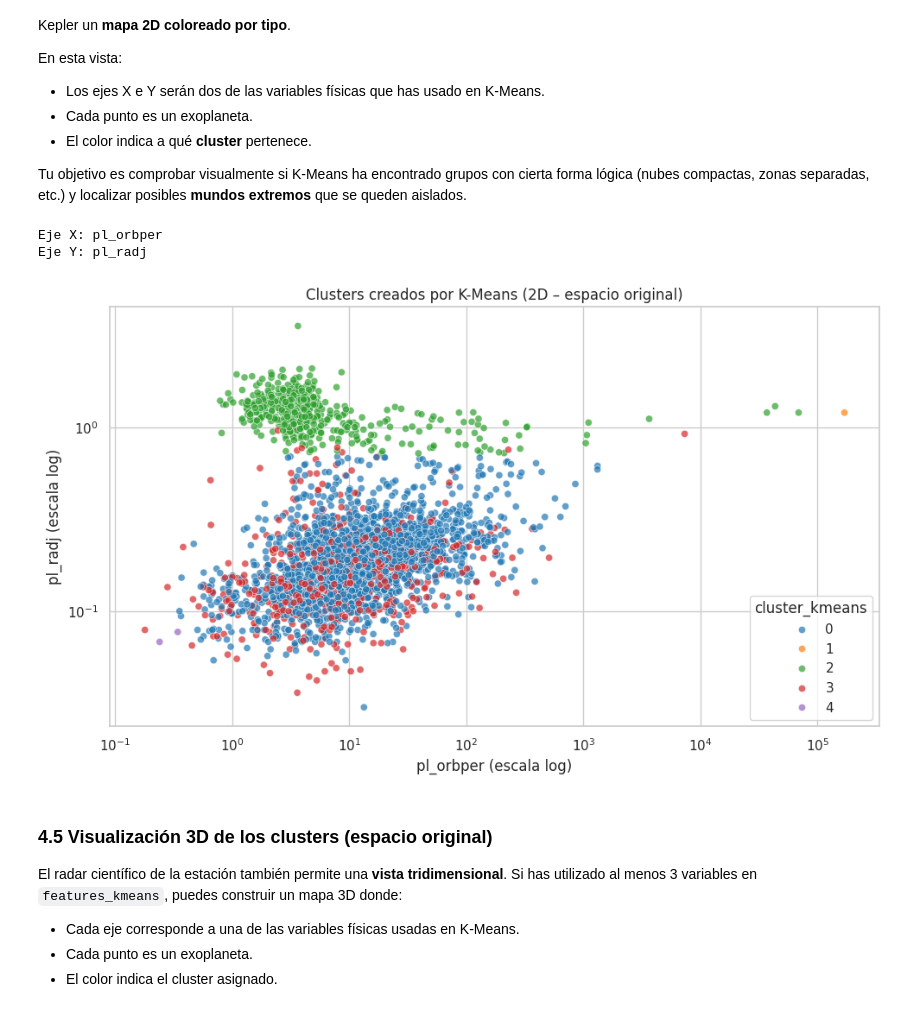
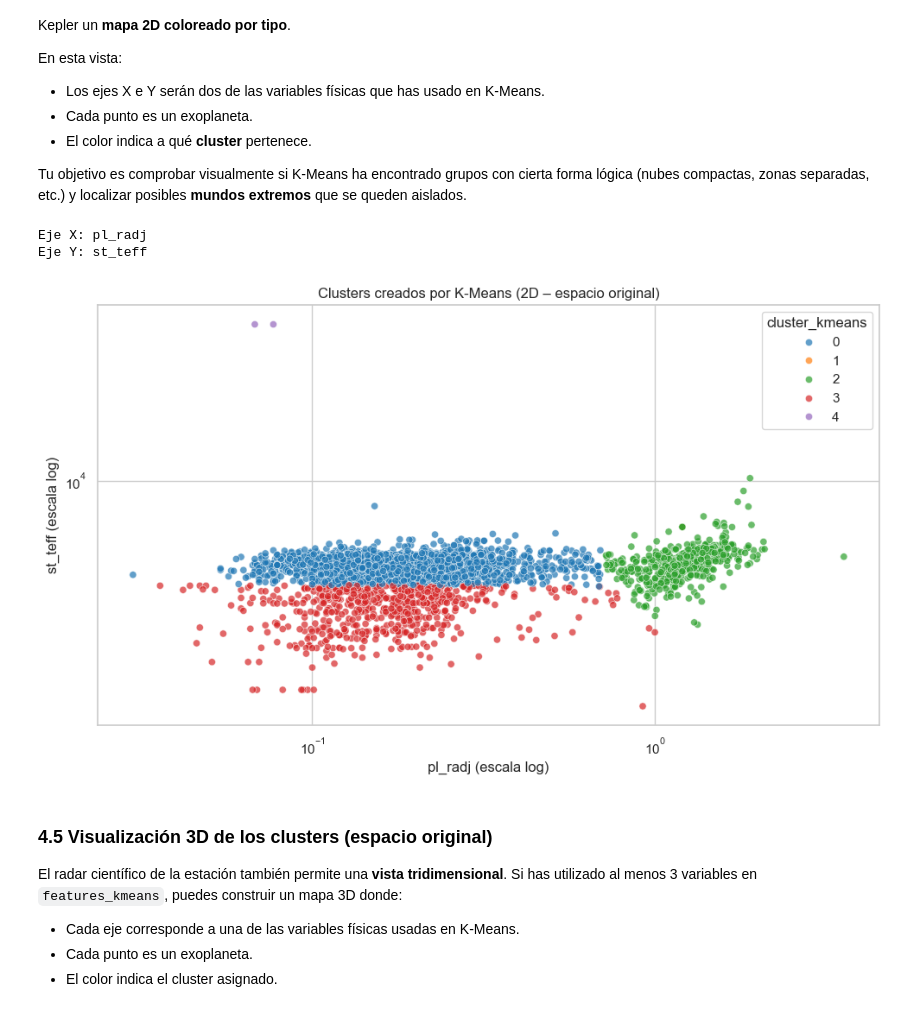
Before and after one commit to j1-dev/SAA, a Jupyter notebook: P4.1/GARCIA_JUAN_exoplanetas.ipynb, the cells around one changed output. Saved outputs shown, nothing was run; the diff lists cells and outputs as text; code cells hidden in the pictures.

```diff
--- a/P4.1/GARCIA_JUAN_exoplanetas.ipynb
+++ b/P4.1/GARCIA_JUAN_exoplanetas.ipynb
@@ -460,43 +450,43 @@ Tu objetivo es comprobar visualmente si K-Means ha encontrado grupos con cierta
 zonas separadas, etc.) y localizar posibles **mundos extremos** que se queden aislados.
 # %%
 # Vista 2D – espacio original (valores sin escalar)
-plot_x = features_kmeans[0]
-plot_y = features_kmeans[1] if len(features_kmeans) > 1 else features_kmeans[0]
+plot_x = features_kmeans[1]
+plot_y = features_kmeans[2] if len(features_kmeans) > 1 else features_kmeans[0]
 
 print("Eje X:", plot_x)
 print("Eje Y:", plot_y)
 
 plt.figure(figsize=(10, 6))
 sns.scatterplot(
     data=df_km,
     x=plot_x,
     y=plot_y,
     hue="cluster_kmeans",
     palette="tab10",
     s=35,
     alpha=0.7
 )
 
 # Escalas logarítmicas si tiene sentido físico
 plt.xscale("log")
 if plot_y != plot_x:
     plt.yscale("log")
 
 plt.xlabel(f"{plot_x} (escala log)")
 plt.ylabel(f"{plot_y} (escala log)")
 plt.title("Clusters creados por K-Means (2D – espacio original)")
 plt.tight_layout()
 plt.show()
 
 #####
 # TAREA a comentar tu informe:
 # - Cambia plot_x y plot_y para probar otras combinaciones de variables.
 # - Comenta en tu informe si los clusters se ven bien separados o si se mezclan.
 # - Señala si hay planetas muy alejados de los demás.
 # %% [output]
-Eje X: pl_orbper
-Eje Y: pl_radj
+Eje X: pl_radj
+Eje Y: st_teff
-[figure, old version]
+[figure, new version]
 # %% [markdown]
 ### 4.5 Visualización 3D de los clusters (espacio original)
 
```
Also changed, not shown: parts of 16 cells of this notebook, 2 other files.
